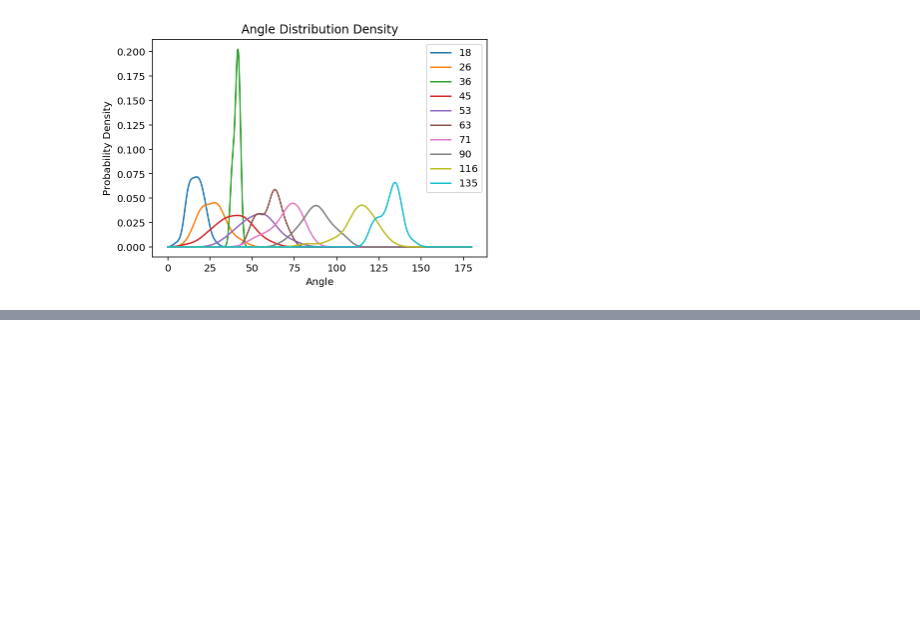
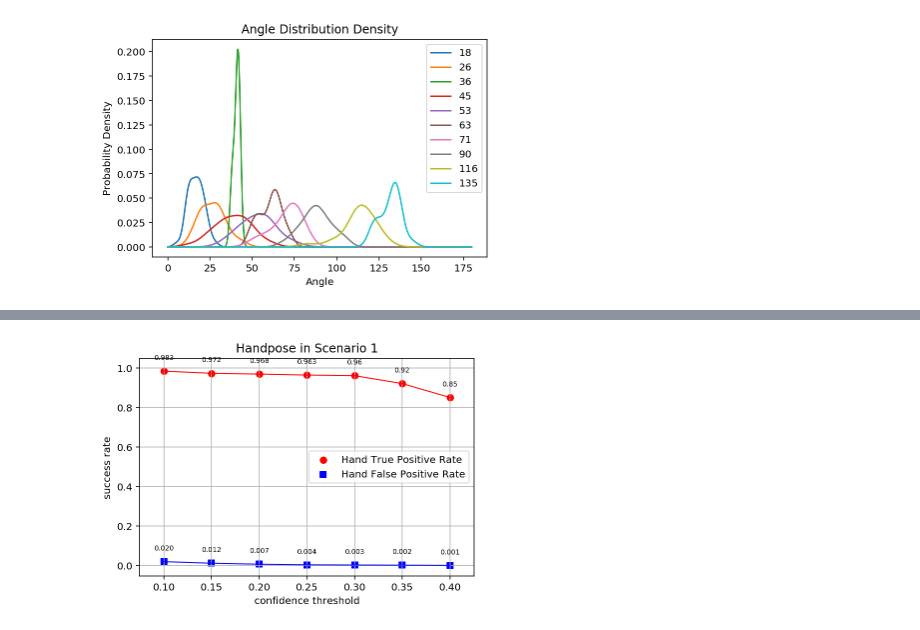
Before and after one commit to xenonyu/attack-on-pattern-pin, a Jupyter notebook: Normal Curve.ipynb, the cells around one changed output, grey strips where cells are left out. Cells and saved outputs as stored; diff of their text form; code cells hidden in the pictures; blank space fills up the shorter version.

```diff
--- a/Normal Curve.ipynb
+++ b/Normal Curve.ipynb
@@ -311,0 +398,29 @@ plt.show()
+# %%
+#分别存放所有点的横坐标和纵坐标，一一对应
+handposeResult = pd.read_csv("../../essay/数据整理/handpose.csv")
+x_list = handposeResult.confidence_threshold
+hand_ap_list = handposeResult.AP
+hand_recall_list = handposeResult.Recall
+
+#创建图并命名
+plt.figure('Handpose in Scenario 1')
+plt.title('Handpose in Scenario 1')
+ax = plt.gca()
+#设置x轴、y轴名称
+ax.set_xlabel('confidence threshold')
+ax.set_ylabel('success rate')
+
+
+p1 = ax.scatter(x_list, hand_ap_list, c='r', s=40, alpha=1)
+p2 = ax.plot(x_list, hand_ap_list, color='r', linewidth=1, alpha=1)
+p3 = ax.scatter(x_list, hand_recall_list,c='b', marker='s', s=40, alpha=1)
+p4 = ax.plot(x_list, hand_recall_list, color='b', linewidth=1, alpha=1)
+l1 = plt.legend([p1, p3], ["Hand True Positive Rate", "Hand False Positive Rate"], loc='best')
+for a,b in zip(x_list,hand_ap_list):
+    plt.text(a, b+0.05,"{}".format(b), ha='center', va= 'bottom',fontsize=7)
+for a,b in zip(x_list,hand_recall_list):
+    plt.text(a, b+0.05,'%.3f' % b, ha='center', va= 'bottom',fontsize=7)
+plt.grid()
+plt.show()
+# %% [output]
+[figure, added]
```
Also changed, not shown: parts of 17 cells of this notebook, 4 other files.
